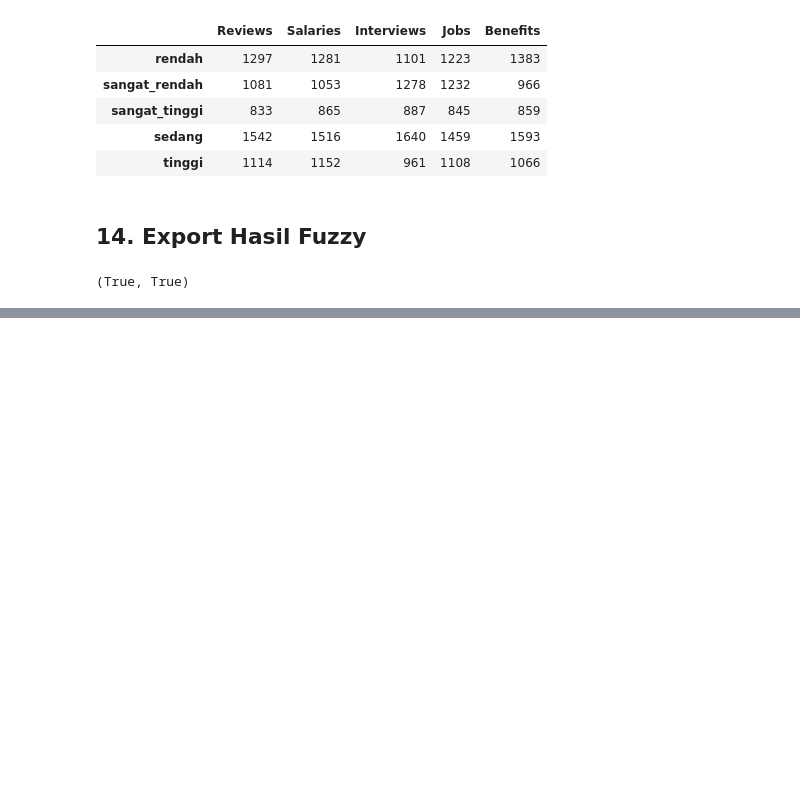
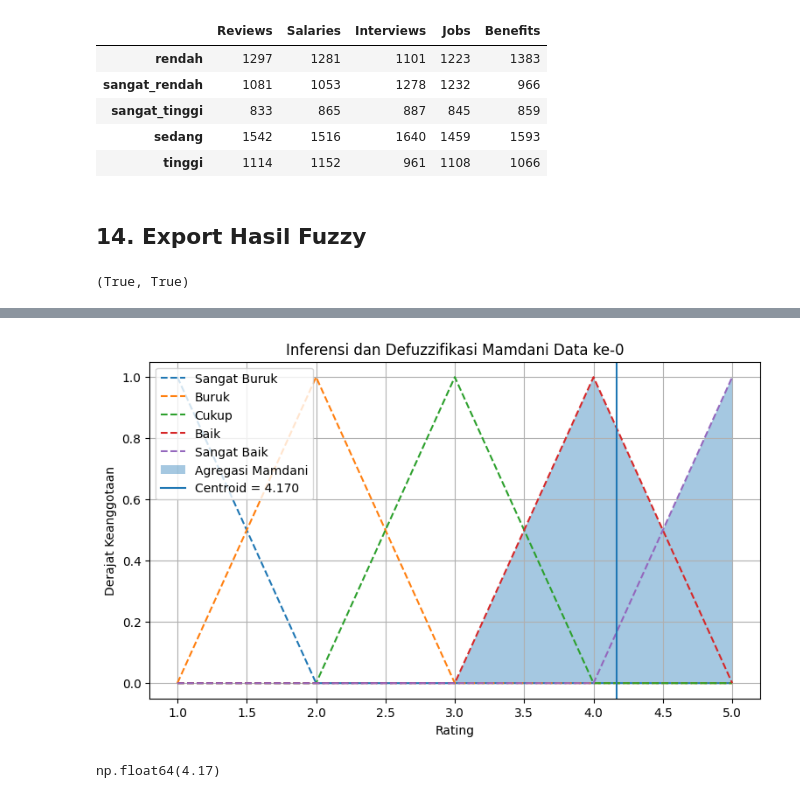
Before and after one commit to aariffaqiih/CAK2HAB3-DASAR-KECERDASAN-ARTIFISIAL, a Jupyter notebook: TUGAS BESAR/FF (2).ipynb, the cells around one changed output, grey strips where cells are left out. Cells and saved outputs as stored; diff of their text form; code cells hidden in the pictures; blank space fills up the shorter version.

```diff
--- a/TUGAS BESAR/FF (2).ipynb
+++ b/TUGAS BESAR/FF (2).ipynb
@@ -539,0 +652,46 @@ Path('hasil_prediksi_fuzzy_final_fix.csv').exists(), Path('evaluasi_fuzzy_final_
+# %%
+def plot_output_mamdani(index_data):
+    row = X.iloc[index_data]
+    fuzzy_values = fuzzifikasi(row)
+
+    agregasi = np.zeros_like(rating_domain)
+
+    for kondisi, output in rules:
+        alpha_list = []
+
+        for variabel, label in kondisi.items():
+            alpha_list.append(fuzzy_values[variabel][label])
+
+        alpha = min(alpha_list)
+
+        if alpha > 0:
+            implikasi = np.minimum(alpha, rating_mf[output])
+            agregasi = np.maximum(agregasi, implikasi)
+
+    if agregasi.sum() == 0:
+        hasil_centroid = 3.8
+    else:
+        hasil_centroid = np.sum(rating_domain * agregasi) / np.sum(agregasi)
+
+    plt.figure(figsize=(9, 5))
+
+    for label, mf in rating_mf.items():
+        plt.plot(rating_domain, mf, linestyle='--', label=label.replace('_', ' ').title())
+
+    plt.fill_between(rating_domain, agregasi, alpha=0.4, label='Agregasi Mamdani')
+    plt.axvline(hasil_centroid, linestyle='-', label=f'Centroid = {hasil_centroid:.3f}')
+
+    plt.title(f'Inferensi dan Defuzzifikasi Mamdani Data ke-{index_data}')
+    plt.xlabel('Rating')
+    plt.ylabel('Derajat Keanggotaan')
+    plt.ylim(-0.05, 1.05)
+    plt.grid(True)
+    plt.legend()
+    plt.show()
+
+    return hasil_centroid
+# %%
+plot_output_mamdani(0)
+# %% [output]
+[figure, added]
+np.float64(4.17)
```
Also changed, not shown: parts of 13 cells of this notebook.
